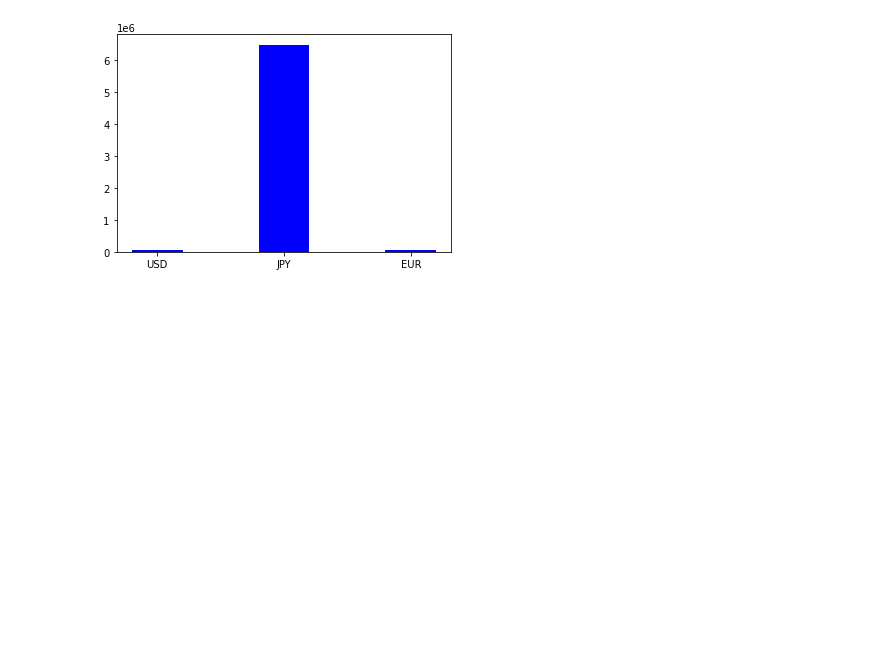
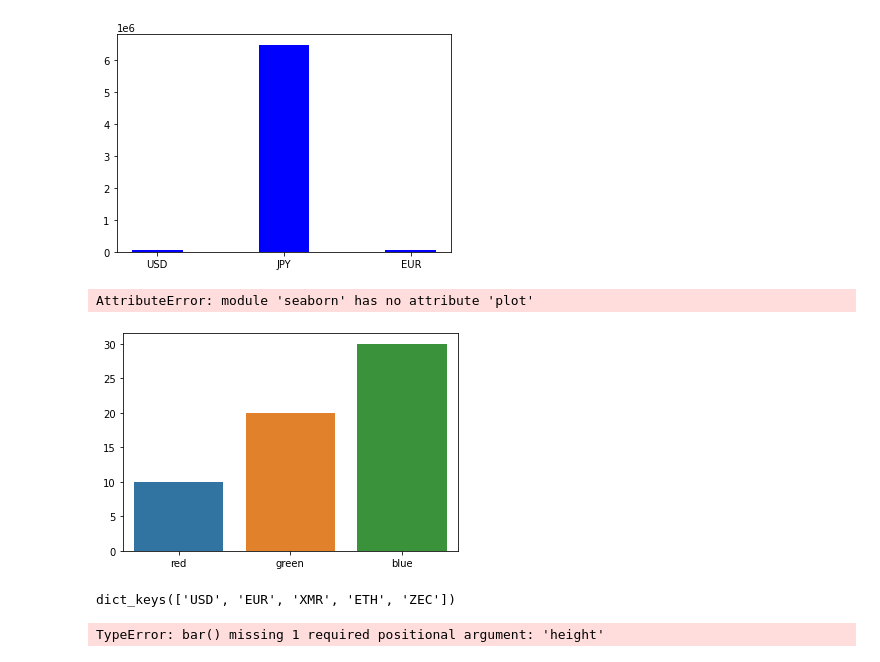
Before and after one commit to dropboxdigitalpvtltd/Utilities, a Jupyter notebook: tkinter/notebook.ipynb, the cells around one changed output. Cells and saved outputs as stored; diff of their text form; code cells hidden in the pictures; blank space fills up the shorter version.

```diff
--- a/tkinter/notebook.ipynb
+++ b/tkinter/notebook.ipynb
@@ -62,3 +64,16 @@ plt.bar(x, y, color ='blue',
 # %%
 import seaborn as sns
 sns.barplot(x=['red', 'green', 'blue'], y=[10, 20, 30])
+sns.plot()
+# %% [output]
+AttributeError: module 'seaborn' has no attribute 'plot'
+[figure, added]
+# %%
+B_data.keys()
+# %% [output]
+dict_keys(['USD', 'EUR', 'XMR', 'ETH', 'ZEC'])
+# %%
+
+plt.bar(x=B_data.keys(), y=B_data.values())
+# %% [output]
+TypeError: bar() missing 1 required positional argument: 'height'
```
Also changed, not shown: parts of 8 cells of this notebook, 3 other files.
